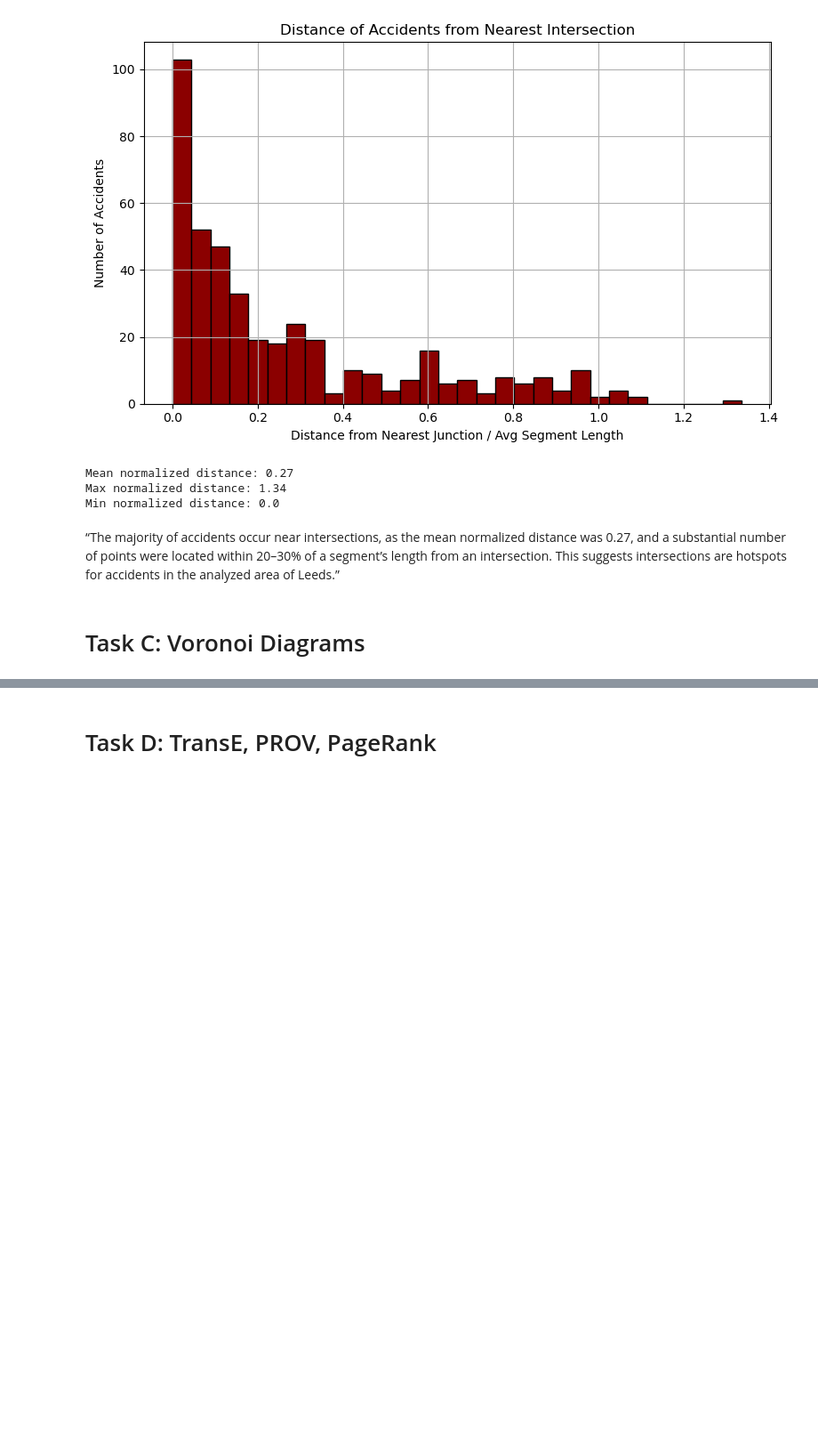
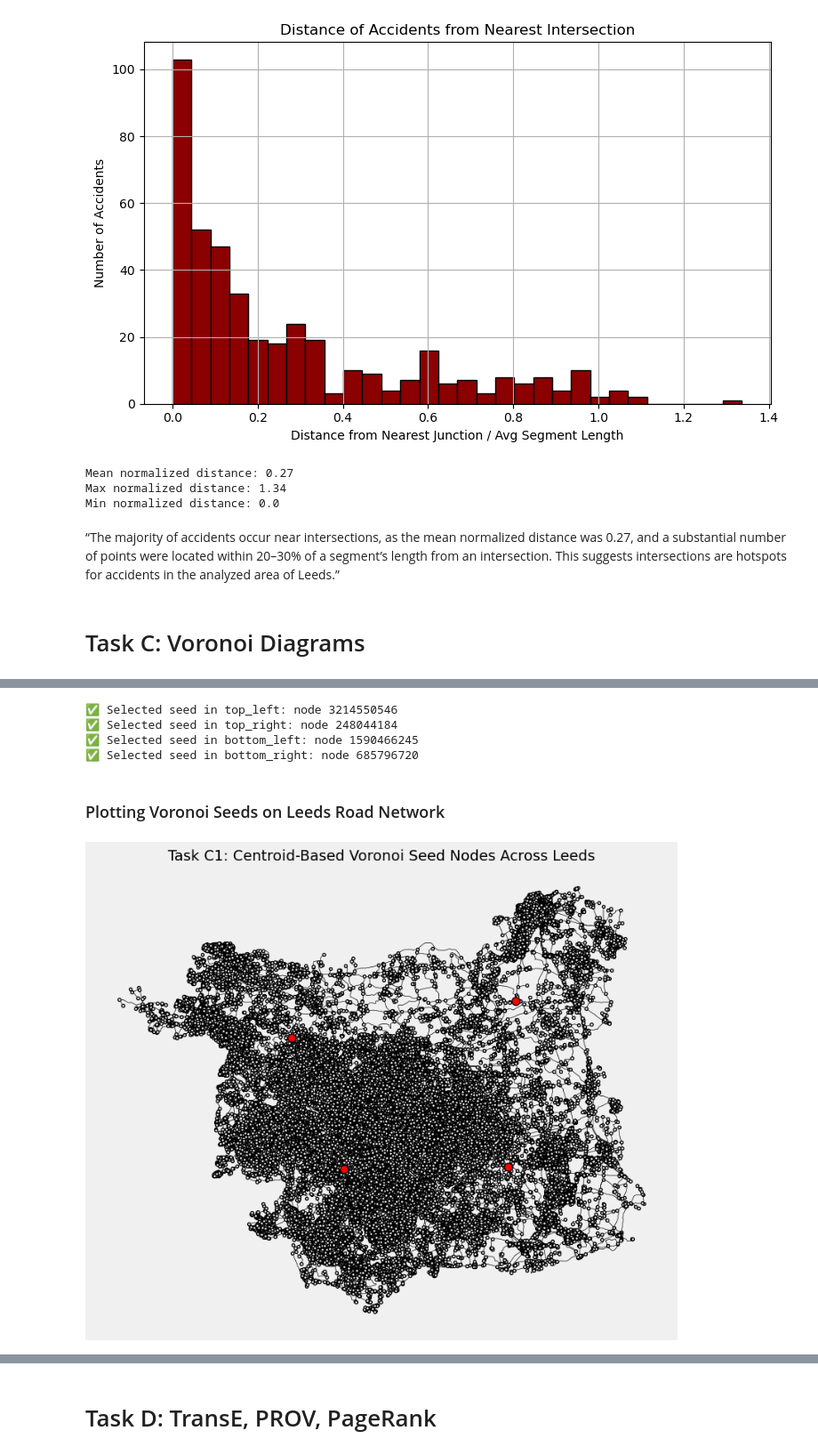
Before and after one commit to ammararfan2-lab/7CUSMNDA-2025-Coursework, a Jupyter notebook: notebooks/Part2.ipynb, the cells around one changed output, grey strips where cells are left out. Shown at 89% size. Drawn from its saved outputs; the diff is of its cells as text; code cells hidden in the pictures; blank space fills up the shorter version.

```diff
--- a/notebooks/Part2.ipynb
+++ b/notebooks/Part2.ipynb
@@ -471,0 +603,70 @@ Min normalized distance: 0.0
+# %%
+from shapely.geometry import Point
+
+def get_quadrant_seed_nodes_with_nudge(G_proj):
+    nodes_gdf, edges_gdf = ox.graph_to_gdfs(G_proj)
+
+    # Get bounds and center
+    xmin, ymin, xmax, ymax = nodes_gdf.total_bounds
+    x_center = (xmin + xmax) / 2
+    y_center = (ymin + ymax) / 2
+
+    # Define quadrants
+    quadrants = {
+        'top_left': nodes_gdf[(nodes_gdf.x < x_center) & (nodes_gdf.y > y_center)],     # NW
+        'top_right': nodes_gdf[(nodes_gdf.x >= x_center) & (nodes_gdf.y > y_center)],   # NE
+        'bottom_left': nodes_gdf[(nodes_gdf.x < x_center) & (nodes_gdf.y <= y_center)], # SW
+        'bottom_right': nodes_gdf[(nodes_gdf.x >= x_center) & (nodes_gdf.y <= y_center)] # SE
+    }
+
+    seed_nodes = []
+    seed_coords = []
+
+    for name, q_nodes in quadrants.items():
+        if not q_nodes.empty:
+            centroid = q_nodes.unary_union.centroid
+
+            # Slightly nudge NE and SE
+            if name == 'top_right':  # NE
+                centroid = Point(centroid.x + 2000, centroid.y + 1500)
+            elif name == 'top_left':  # SE
+                centroid = Point(centroid.x + 1000, centroid.y)
+            elif name == 'bottom_right':  # SE
+                centroid = Point(centroid.x + 3500, centroid.y)
+            elif name == 'bottom_left':  # SW
+                centroid = Point(centroid.x + 1000, centroid.y)
+
+            # Find nearest node to nudged (or original) centroid
+            closest_id = q_nodes.geometry.distance(centroid).idxmin()
+            seed_nodes.append(closest_id)
+            seed_coords.append(q_nodes.loc[closest_id].geometry)
+            print(f"✅ Selected seed in {name}: node {closest_id}")
+        else:
+            print(f"⚠️ Quadrant {name} is empty!")
+
+    return seed_nodes, seed_coords, nodes_gdf, edges_gdf
+
+selected_seed_nodes, seed_coords, nodes_gdf, edges_gdf = get_quadrant_seed_nodes_with_nudge(leeds_graph_proj)
+# %% [output]
+✅ Selected seed in top_left: node 3214550546
+✅ Selected seed in top_right: node 248044184
+✅ Selected seed in bottom_left: node 1590466245
+✅ Selected seed in bottom_right: node 685796720
+# %% [markdown]
+### Plotting Voronoi Seeds on Leeds Road Network
+# %%
+# Plot network and seeds
+fig, ax = plt.subplots(figsize=(8, 8))
+fig.patch.set_facecolor('#f0f0f0')
+edges_gdf.plot(ax=ax, color='black', linewidth=0.3, zorder=0)
+nodes_gdf.plot(ax=ax, color='white', edgecolor='black', markersize=8, zorder=1)
+
+for pt in seed_coords:
+    ax.scatter(pt.x, pt.y, s=60, color='red', edgecolors='black', zorder=2)
+
+plt.title("Task C1: Centroid-Based Voronoi Seed Nodes Across Leeds", fontsize=14)
+plt.axis("off")
+plt.tight_layout()
+plt.show()
+# %% [output]
+[figure, added]
```
Also changed, not shown: parts of 16 cells of this notebook.
